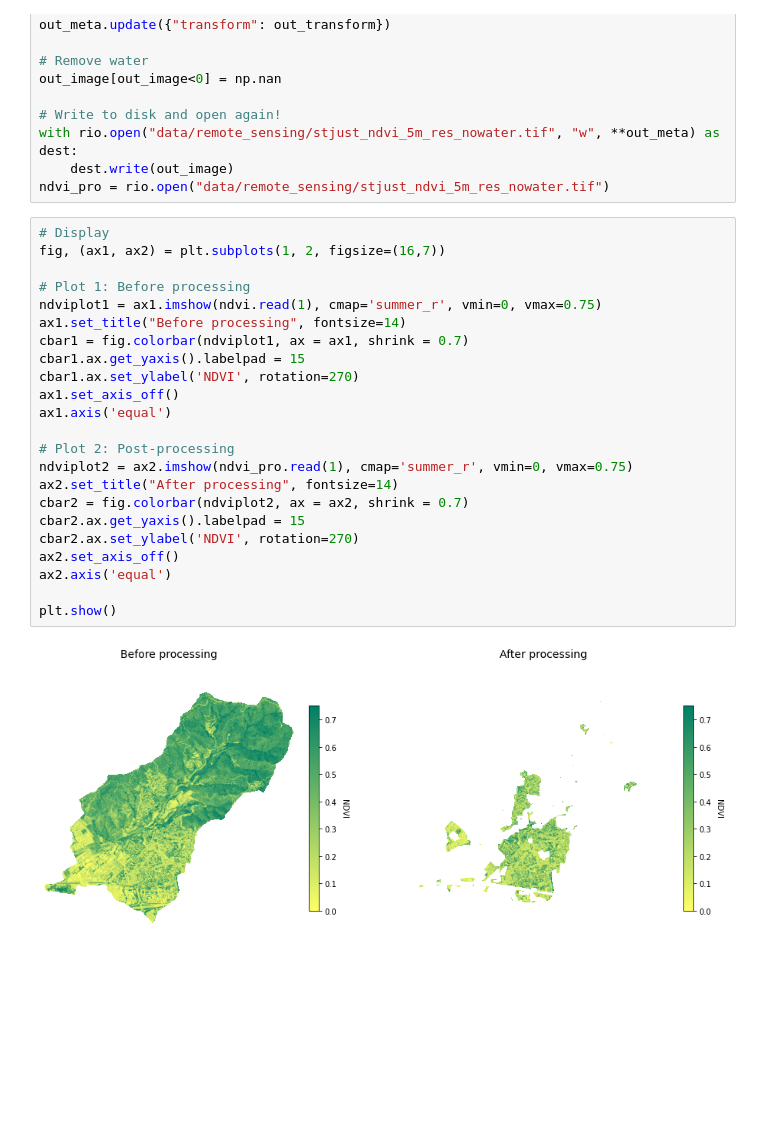
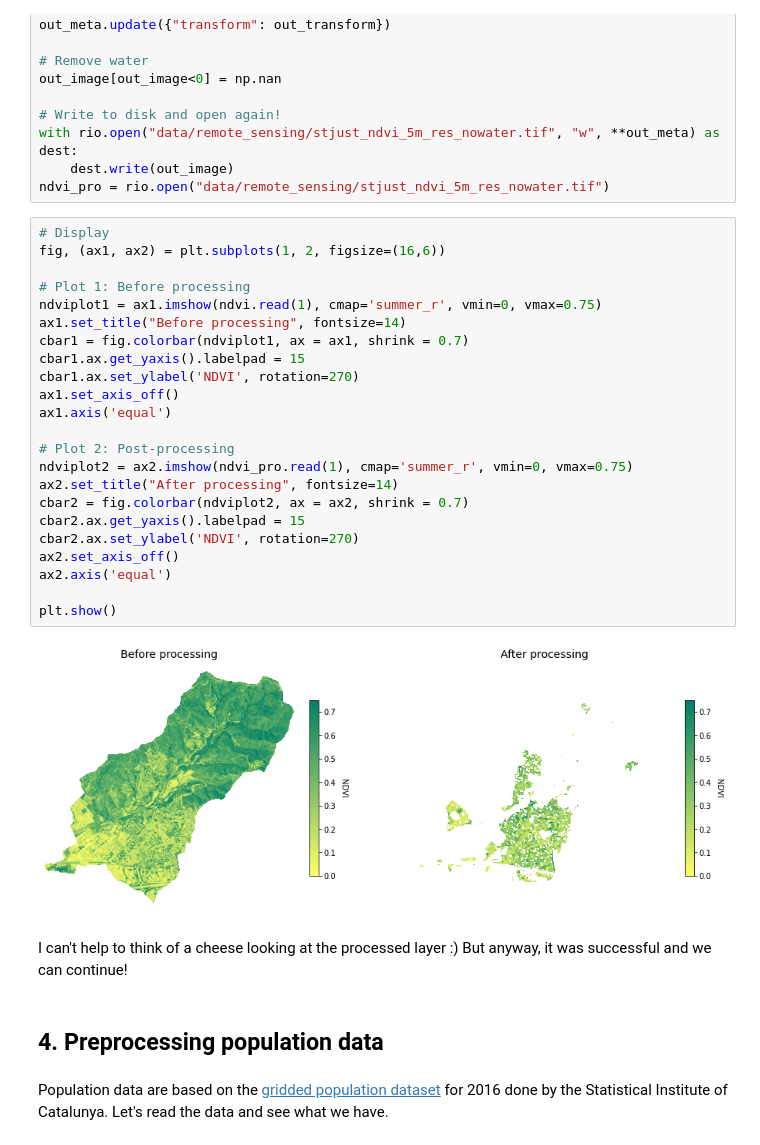
Before and after one commit to carlesmila/geo-python, a Jupyter notebook: santjust-gardens.ipynb, the cells around one changed output. Saved outputs shown, nothing was run; the diff lists cells and outputs as text; blank space fills up the shorter version.

```diff
--- a/santjust-gardens.ipynb
+++ b/santjust-gardens.ipynb
@@ -101,26 +116,32 @@ with rio.open("data/remote_sensing/stjust_ndvi_5m_res_nowater.tif", "w", **out_m
 ndvi_pro = rio.open("data/remote_sensing/stjust_ndvi_5m_res_nowater.tif")
 # %%
 # Display
-fig, (ax1, ax2) = plt.subplots(1, 2, figsize=(16,7))
+fig, (ax1, ax2) = plt.subplots(1, 2, figsize=(16,6))
 
 # Plot 1: Before processing
 ndviplot1 = ax1.imshow(ndvi.read(1), cmap='summer_r', vmin=0, vmax=0.75)
 ax1.set_title("Before processing", fontsize=14)
 cbar1 = fig.colorbar(ndviplot1, ax = ax1, shrink = 0.7)
 cbar1.ax.get_yaxis().labelpad = 15
 cbar1.ax.set_ylabel('NDVI', rotation=270)
 ax1.set_axis_off()
 ax1.axis('equal')
 
 # Plot 2: Post-processing
 ndviplot2 = ax2.imshow(ndvi_pro.read(1), cmap='summer_r', vmin=0, vmax=0.75)
 ax2.set_title("After processing", fontsize=14)
 cbar2 = fig.colorbar(ndviplot2, ax = ax2, shrink = 0.7)
 cbar2.ax.get_yaxis().labelpad = 15
 cbar2.ax.set_ylabel('NDVI', rotation=270)
 ax2.set_axis_off()
 ax2.axis('equal')
 
 plt.show()
 # %% [output]
-[figure, old version]
+[figure, new version]
+# %% [markdown]
+I can't help to think of a cheese looking at the processed layer :) But anyway, it was successful and we can continue!
+# %% [markdown]
+## 4. Preprocessing population data
+# %% [markdown]
+Population data are based on the [gridded population dataset](https://biblio.idescat.cat/publicacions/Record/21104) for 2016 done by the Statistical Institute of Catalunya. Let's read the data and see what we have.
```
Also changed, not shown: parts of 34 cells of this notebook, 1 other file.
